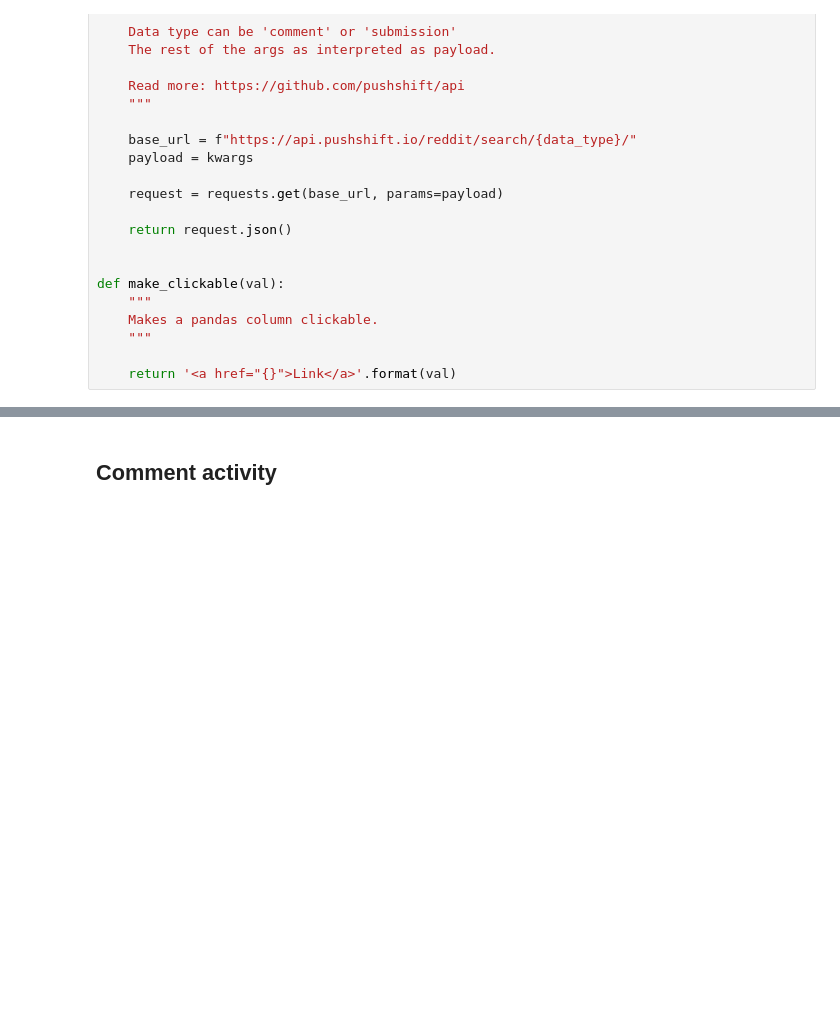
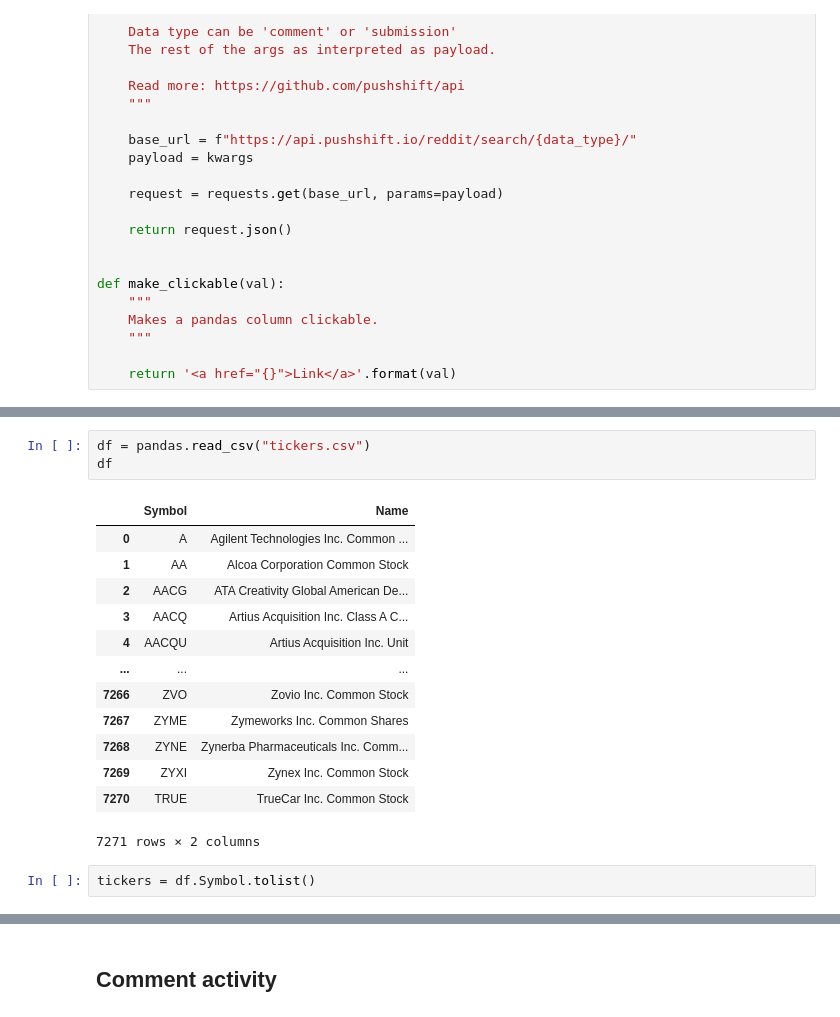
Before and after one commit to rielleriri/FAHedgeHog, a Jupyter notebook: notebooks/Dashboard.ipynb, the cells around one changed output, grey strips where cells are left out. Cells and saved outputs as stored; diff of their text form; blank space fills up the shorter version.

```diff
--- a/notebooks/Dashboard.ipynb
+++ b/notebooks/Dashboard.ipynb
@@ -58,0 +94,19 @@ def make_clickable(val):
+# %%
+df = pandas.read_csv("tickers.csv")
+df
+# %% [output]
+|  | Symbol | Name |
+| 0 | A | Agilent Technologies Inc. Common ... |
+| 1 | AA | Alcoa Corporation Common Stock |
+| 2 | AACG | ATA Creativity Global American De... |
+| 3 | AACQ | Artius Acquisition Inc. Class A C... |
+| 4 | AACQU | Artius Acquisition Inc. Unit |
+| ... | ... | ... |
+| 7266 | ZVO | Zovio Inc. Common Stock |
+| 7267 | ZYME | Zymeworks Inc. Common Shares |
+| 7268 | ZYNE | Zynerba Pharmaceuticals Inc. Comm... |
+| 7269 | ZYXI | Zynex Inc. Common Stock |
+| 7270 | TRUE | TrueCar Inc. Common Stock |
+7271 rows × 2 columns
+# %%
+tickers = df.Symbol.tolist()
```
Also changed, not shown: parts of 6 cells of this notebook.
